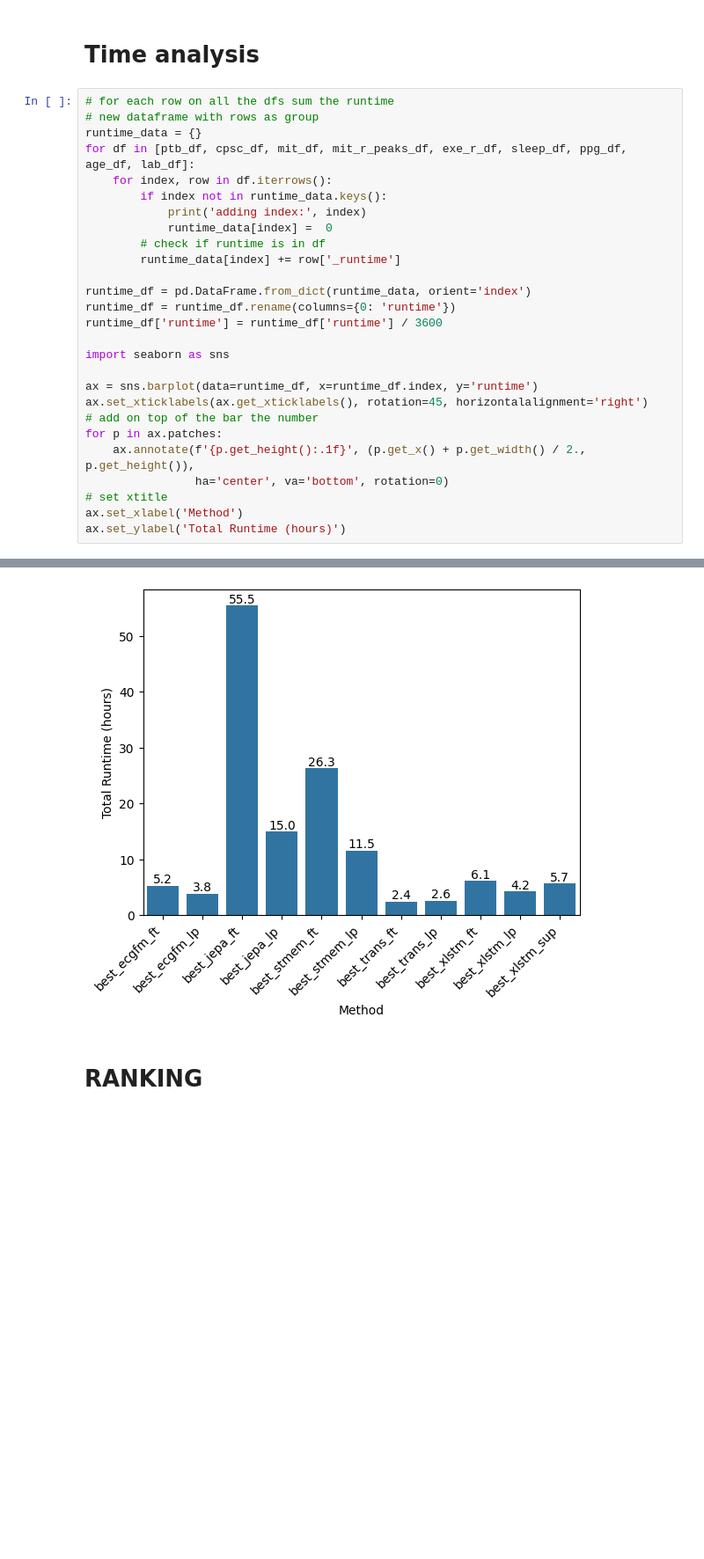
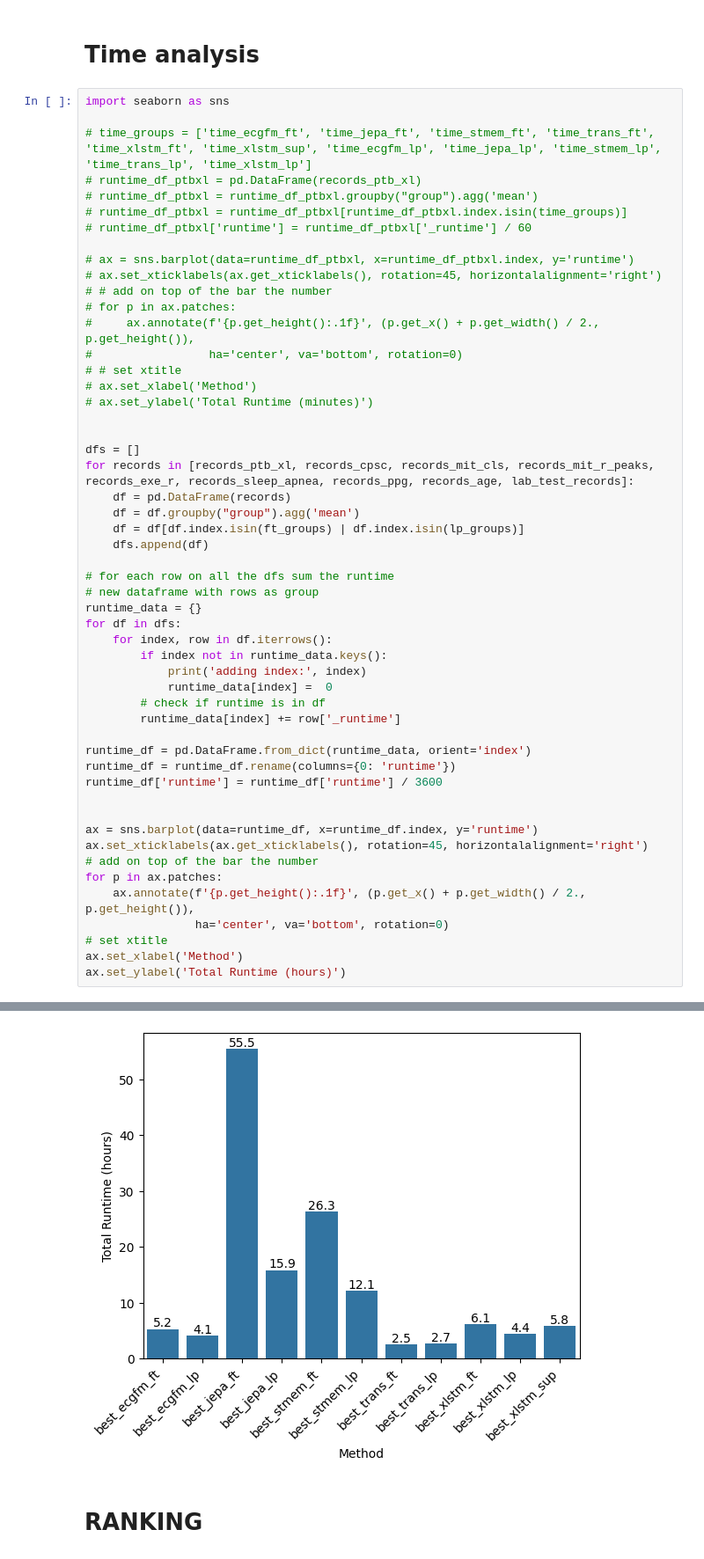
Before and after one commit to Lobster1911/bench-xecg-indian-benchmark, a Jupyter notebook: metrics.ipynb, the cells around one changed output, grey strips where cells are left out. Shown at 88% size. Cells and saved outputs as stored; diff of their text form; blank space fills up the shorter version.

```diff
--- a/metrics.ipynb
+++ b/metrics.ipynb
@@ -569,10 +507,36 @@ lab_df = lab_df[lab_df.index.isin(ft_groups) | lab_df.index.isin(lp_groups)]
 # %% [markdown]
 # Time analysis
 # %%
+import seaborn as sns
+
+# time_groups = ['time_ecgfm_ft', 'time_jepa_ft', 'time_stmem_ft', 'time_trans_ft', 'time_xlstm_ft', 'time_xlstm_sup', 'time_ecgfm_lp', 'time_jepa_lp', 'time_stmem_lp', 'time_trans_lp', 'time_xlstm_lp']
+# runtime_df_ptbxl = pd.DataFrame(records_ptb_xl)
+# runtime_df_ptbxl = runtime_df_ptbxl.groupby("group").agg('mean')
+# runtime_df_ptbxl = runtime_df_ptbxl[runtime_df_ptbxl.index.isin(time_groups)]
+# runtime_df_ptbxl['runtime'] = runtime_df_ptbxl['_runtime'] / 60
+
+# ax = sns.barplot(data=runtime_df_ptbxl, x=runtime_df_ptbxl.index, y='runtime')
+# ax.set_xticklabels(ax.get_xticklabels(), rotation=45, horizontalalignment='right')
+# # add on top of the bar the number
+# for p in ax.patches:
+#     ax.annotate(f'{p.get_height():.1f}', (p.get_x() + p.get_width() / 2., p.get_height()),
+#                 ha='center', va='bottom', rotation=0)
+# # set xtitle
+# ax.set_xlabel('Method')
+# ax.set_ylabel('Total Runtime (minutes)')
+
+
+dfs = []
+for records in [records_ptb_xl, records_cpsc, records_mit_cls, records_mit_r_peaks, records_exe_r, records_sleep_apnea, records_ppg, records_age, lab_test_records]:
+    df = pd.DataFrame(records)
+    df = df.groupby("group").agg('mean')
+    df = df[df.index.isin(ft_groups) | df.index.isin(lp_groups)]
+    dfs.append(df)
+
 # for each row on all the dfs sum the runtime
 # new dataframe with rows as group
 runtime_data = {}
-for df in [ptb_df, cpsc_df, mit_df, mit_r_peaks_df, exe_r_df, sleep_df, ppg_df, age_df, lab_df]:
+for df in dfs:
     for index, row in df.iterrows():
         if index not in runtime_data.keys():
             print('adding index:', index)
@@ -580,34 +544,33 @@ for df in [ptb_df, cpsc_df, mit_df, mit_r_peaks_df, exe_r_df, sleep_df, ppg_df,
         # check if runtime is in df
         runtime_data[index] += row['_runtime']
 
 runtime_df = pd.DataFrame.from_dict(runtime_data, orient='index')
 runtime_df = runtime_df.rename(columns={0: 'runtime'})
 runtime_df['runtime'] = runtime_df['runtime'] / 3600
 
-import seaborn as sns
 
 ax = sns.barplot(data=runtime_df, x=runtime_df.index, y='runtime')
 ax.set_xticklabels(ax.get_xticklabels(), rotation=45, horizontalalignment='right')
 # add on top of the bar the number
 for p in ax.patches:
     ax.annotate(f'{p.get_height():.1f}', (p.get_x() + p.get_width() / 2., p.get_height()),
                 ha='center', va='bottom', rotation=0)
 # set xtitle
 ax.set_xlabel('Method')
 ax.set_ylabel('Total Runtime (hours)')
 # %% [output]
 adding index: best_ecgfm_ft
 adding index: best_ecgfm_lp
 adding index: best_jepa_ft
 adding index: best_jepa_lp
 adding index: best_stmem_ft
 adding index: best_stmem_lp
 adding index: best_trans_ft
 adding index: best_trans_lp
 adding index: best_xlstm_ft
 adding index: best_xlstm_lp
 adding index: best_xlstm_sup
 Text(0, 0.5, 'Total Runtime (hours)')
-[figure, old version]
+[figure, new version]
 # %% [markdown]
 # RANKING
```
Also changed, not shown: parts of 13 cells of this notebook, 8 other files.
